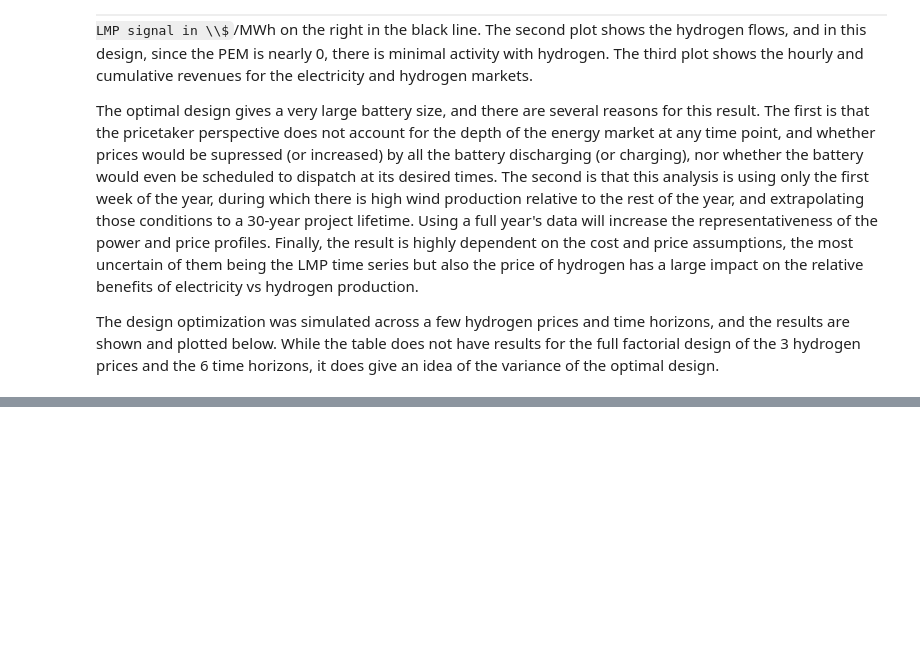
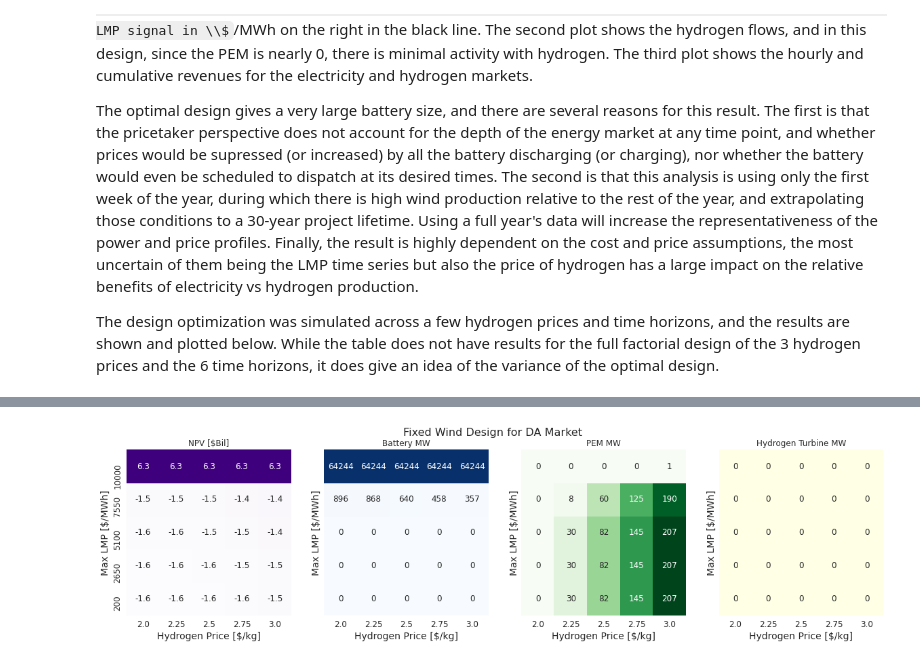
Before and after one commit to dguittet/dispatches, a Jupyter notebook: dispatches/case_studies/renewables_case/ConceptualDesignOptimization.ipynb, the cells around one changed output, grey strips where cells are left out. Saved outputs shown, nothing was run; the diff lists cells and outputs as text; code cells hidden in the pictures; some formulas as TeX source; blank space fills up the shorter version.

Commit message:
Update conceptual design results

```diff
--- a/dispatches/case_studies/renewables_case/ConceptualDesignOptimization.ipynb
+++ b/dispatches/case_studies/renewables_case/ConceptualDesignOptimization.ipynb
@@ -445,0 +493,5 @@ plt.tight_layout()
+# %%
+results = res_df.query("Market == 'DA' and build_add_wind == 0")[['Max LMP', 'h2_price_per_kg', 'NPV [$Bil]', 'batt_mw', 'pem_mw', 'turb_mw']]
+plot_results(results, "Fixed Wind Design for DA Market")
+# %% [output]
+[figure, added]
```
Also changed, not shown: parts of 10 cells of this notebook, 1 other file.
